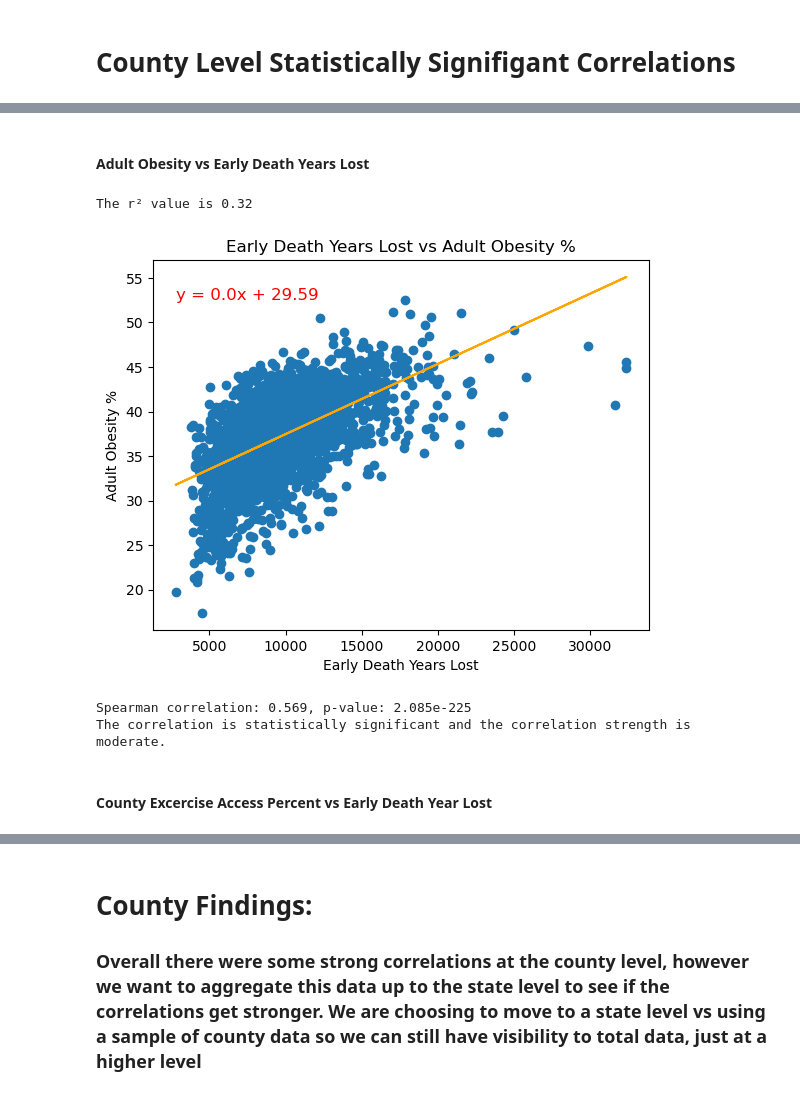
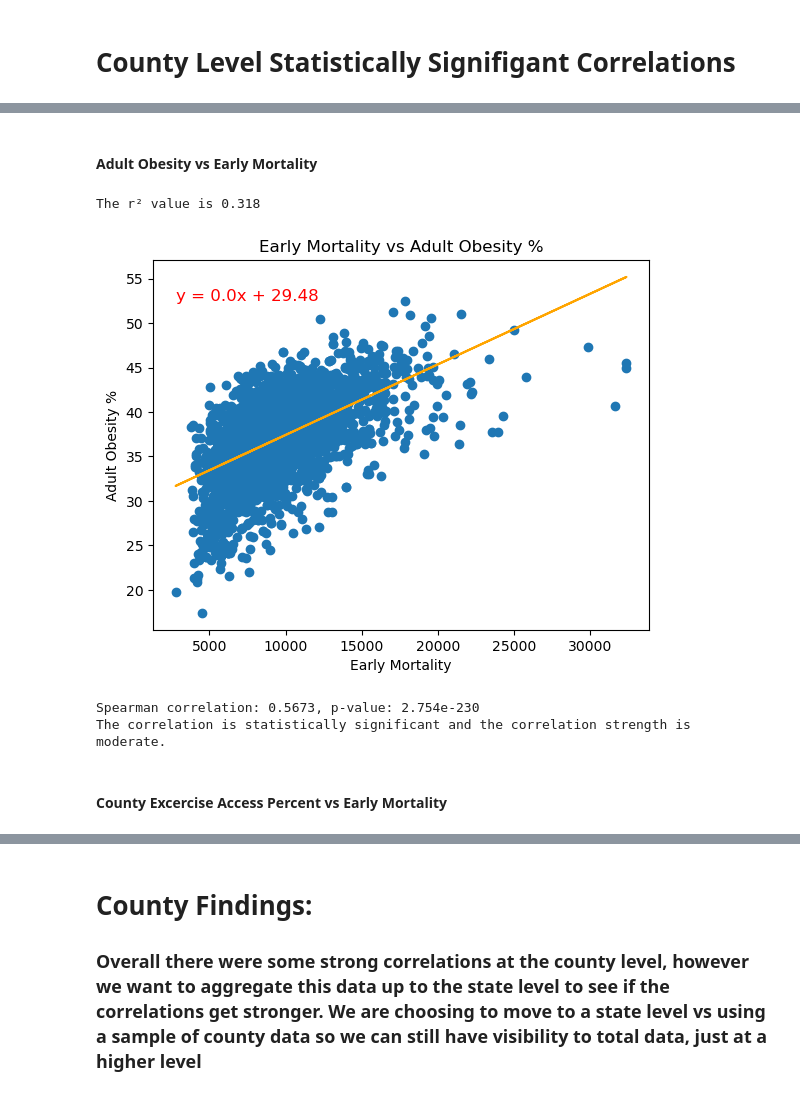
Before and after one commit to the-eva-a/group-1-project-1, a Jupyter notebook: Variable_Correlation_Relationships_Accurate.ipynb, the cells around one changed output, grey strips where cells are left out. Drawn from its saved outputs; the diff is of its cells as text; code cells hidden in the pictures.

```diff
--- a/Variable_Correlation_Relationships_Accurate.ipynb
+++ b/Variable_Correlation_Relationships_Accurate.ipynb
@@ -342,44 +339,44 @@ Spearman correlation: -0.6995, p-value: 0
 The correlation is statistically significant and the correlation strength is moderate.
 # %% [markdown]
-#### Adult Obesity vs Early Death Years Lost
+#### Adult Obesity vs Early Mortality
 # %%
 # Set x and y values and labels
 
 x_values = county_df["early_death_years_lost"]
 y_values = county_df["adult_obesity_pct"]
-cool_xlabel = "Early Death Years Lost"
+cool_xlabel = "Early Mortality"
 cool_ylabel = "Adult Obesity %"
 
 # Create the linear regression plot
 cool_linear_regression_function(x_values, y_values, cool_xlabel, cool_ylabel)
 
 # Call the correlation function and capture all returned values
 correlation, p_value, correlation_type = correlation_function(x_values, y_values)
 
 # Print results
 print(f"{correlation_type} correlation: {round(correlation, 4)}, p-value: {p_value:.4g}")
 
 # Interpretation
 if p_value < 0.05:
 
     # Determine the strength of the correlation
     if abs(correlation) >= 0.7:
         strength = "strong"
     elif abs(correlation) >= 0.3:
         strength = "moderate"
     else:
         strength = "weak"
 
     print(f"The correlation is statistically significant and the correlation strength is {strength}.")
 else:
     print("The correlation is not statistically significant.")
 # %% [output]
-The r² value is 0.32
+The r² value is 0.318
-[figure, old version]
+[figure, new version]
-Spearman correlation: 0.569, p-value: 2.085e-225
+Spearman correlation: 0.5673, p-value: 2.754e-230
 The correlation is statistically significant and the correlation strength is moderate.
 # %% [markdown]
-#### County Excercise Access Percent vs Early Death Year Lost
+#### County Excercise Access Percent vs Early Mortality
 # %%
 # Set x and y values and labels
 
```
Also changed, not shown: parts of 55 cells of this notebook.
